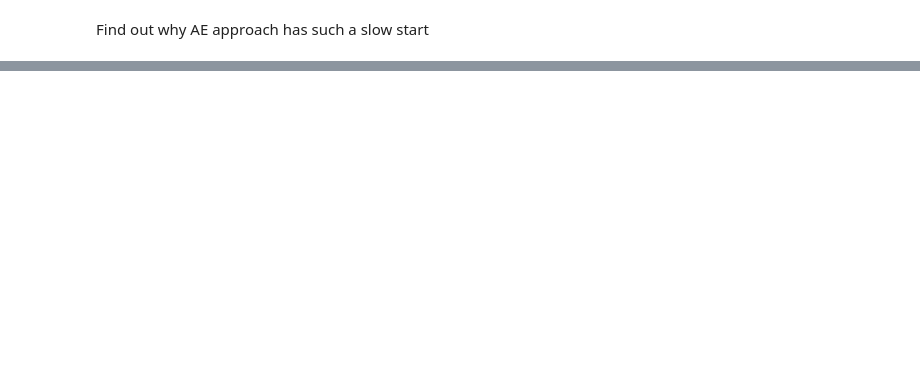
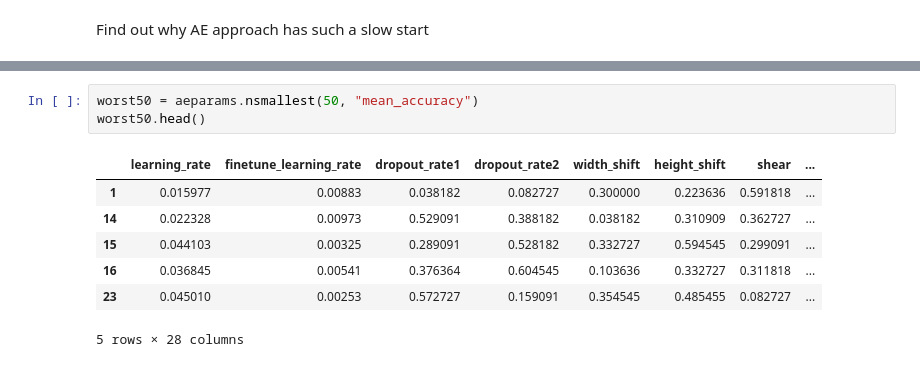
Before and after one commit to joepvdbogaert/OneShotDL, a Jupyter notebook: Notebooks/results_analysis.ipynb, the cells around one changed output, grey strips where cells are left out. Cells and saved outputs as stored; diff of their text form; blank space fills up the shorter version.

```diff
--- a/Notebooks/results_analysis.ipynb
+++ b/Notebooks/results_analysis.ipynb
@@ -53,0 +98,11 @@ Find out why AE approach has such a slow start
+# %%
+worst50 = aeparams.nsmallest(50, "mean_accuracy")
+worst50.head()
+# %% [output]
+|  | learning_rate | finetune_learning_rate | dropout_rate1 | dropout_rate2 | width_shift | height_shift | shear | ... |
+| 1 | 0.015977 | 0.00883 | 0.038182 | 0.082727 | 0.300000 | 0.223636 | 0.591818 | ... |
+| 14 | 0.022328 | 0.00973 | 0.529091 | 0.388182 | 0.038182 | 0.310909 | 0.362727 | ... |
+| 15 | 0.044103 | 0.00325 | 0.289091 | 0.528182 | 0.332727 | 0.594545 | 0.299091 | ... |
+| 16 | 0.036845 | 0.00541 | 0.376364 | 0.604545 | 0.103636 | 0.332727 | 0.311818 | ... |
+| 23 | 0.045010 | 0.00253 | 0.572727 | 0.159091 | 0.354545 | 0.485455 | 0.082727 | ... |
+5 rows × 28 columns
```
Also changed, not shown: parts of 16 cells of this notebook, 1 other file.
